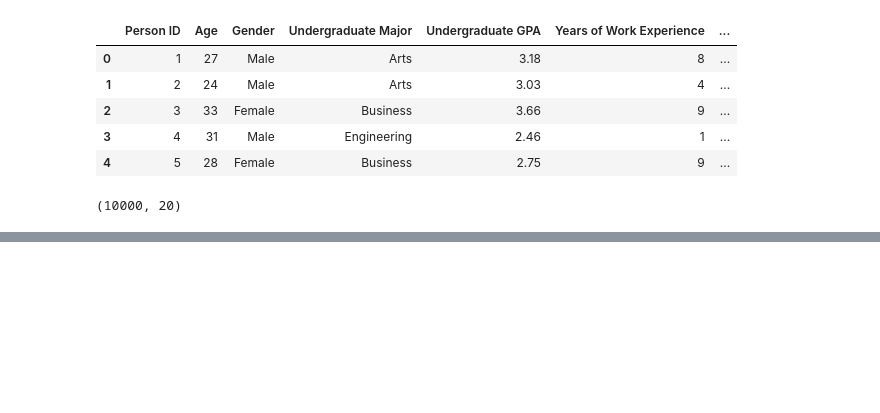
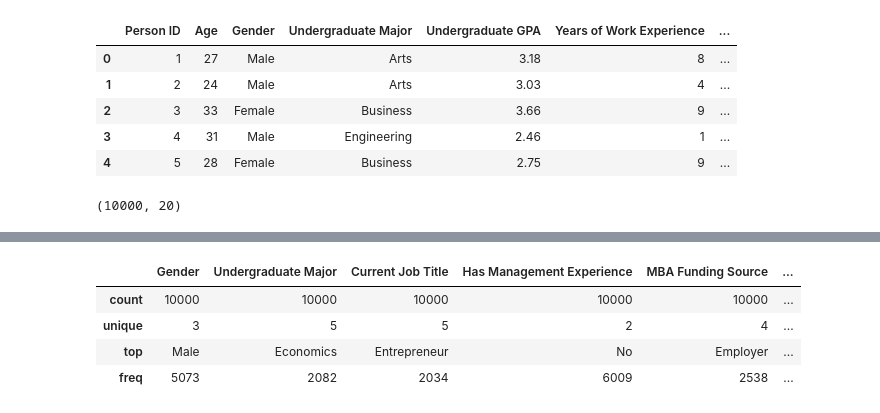
Before and after one commit to Malinda1/prediction-of-MBA, a Jupyter notebook: Exploratory_Data_Analysis.ipynb, the cells around one changed output, grey strips where cells are left out. Saved outputs shown, nothing was run; the diff lists cells and outputs as text; code cells hidden in the pictures; blank space fills up the shorter version.

```diff
--- a/Exploratory_Data_Analysis.ipynb
+++ b/Exploratory_Data_Analysis.ipynb
@@ -26,0 +70,10 @@ data_v1.shape
+# %%
+# Statistical view of the categorical data
+
+data_v1.describe(include = 'object')
+# %% [output]
+|  | Gender | Undergraduate Major | Current Job Title | Has Management Experience | MBA Funding Source | ... |
+| count | 10000 | 10000 | 10000 | 10000 | 10000 | ... |
+| unique | 3 | 5 | 5 | 2 | 4 | ... |
+| top | Male | Economics | Entrepreneur | No | Employer | ... |
+| freq | 5073 | 2082 | 2034 | 6009 | 2538 | ... |
```
Also changed, not shown: parts of 5 cells of this notebook.
